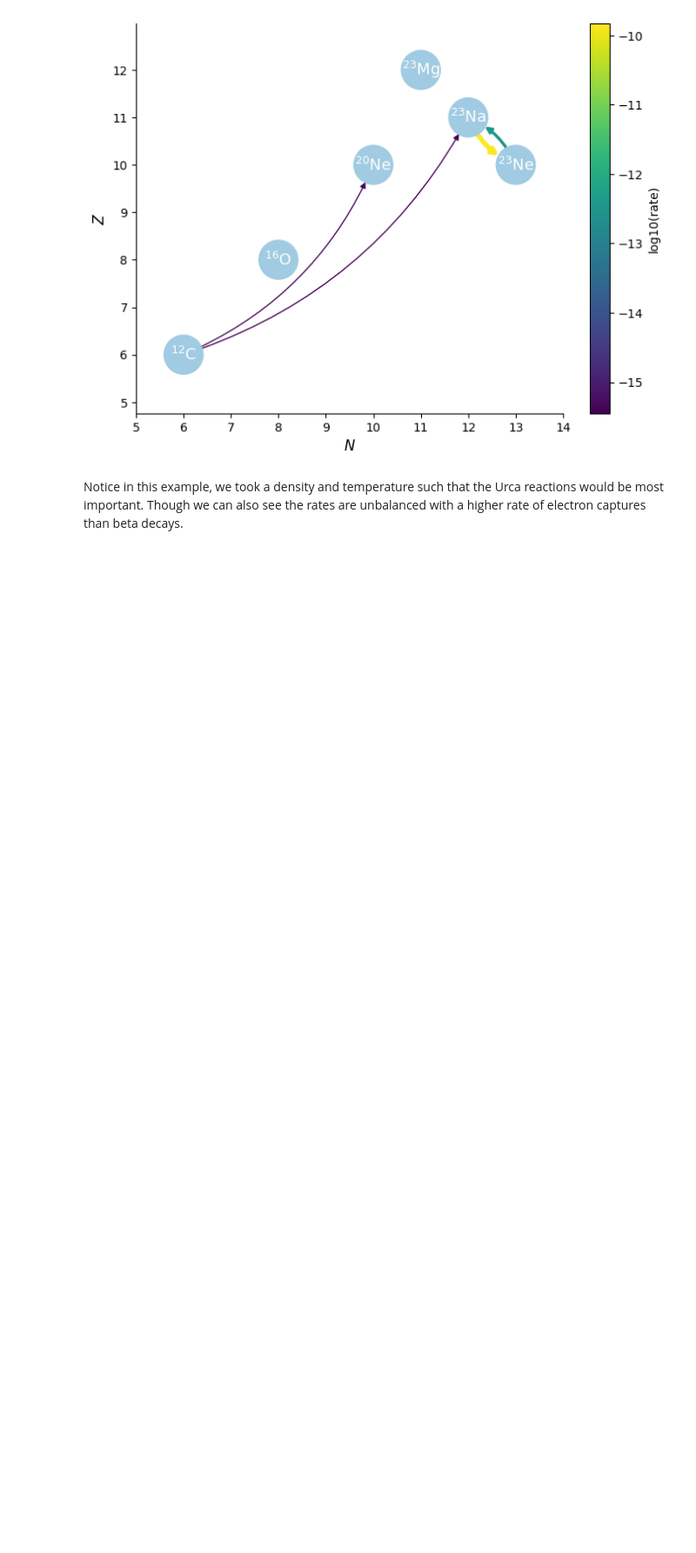
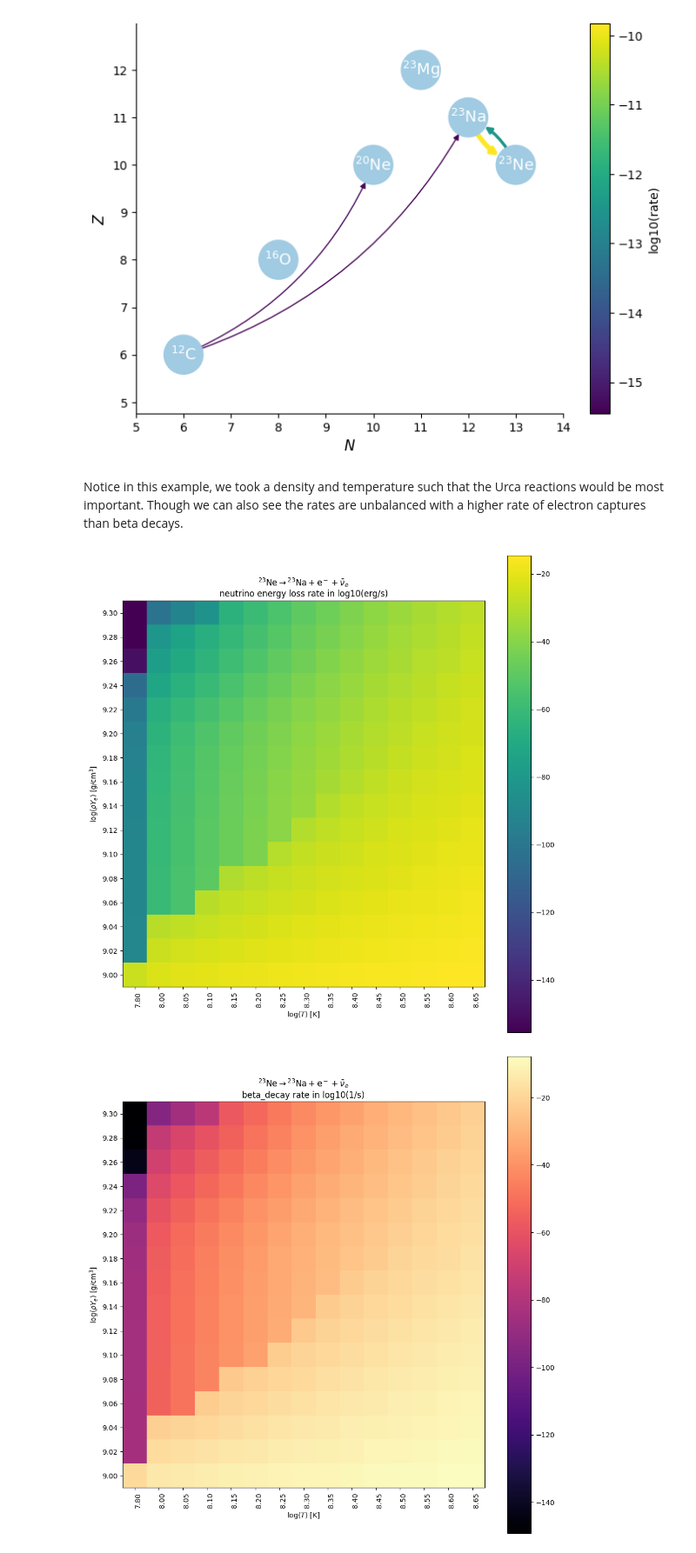
Before and after one commit to pynucastro/paper_notebooks, a Jupyter notebook: urca_network.ipynb, the cells around one changed output. Shown at 87% size. Saved outputs shown, nothing was run; the diff lists cells and outputs as text; code cells hidden in the pictures; blank space fills up the shorter version.

Commit message:
make rate/nu loss plots

```diff
--- a/urca_network.ipynb
+++ b/urca_network.ipynb
@@ -42,3 +43,21 @@ urca_net.plot(comp=comp, rho=rho, T=temp, curved_edges=True, ydot_cutoff_value=1
 [figure]
 # %% [markdown]
 Notice in this example, we took a density and temperature such that the Urca reactions would be most important. Though we can also see the rates are unbalanced with a higher rate of electron captures than beta decays.
+# %%
+r = pyna.rates.TabularRate("ne23--na23-toki")
+r.weak_type = 'beta_decay'
+r.lhs_other=[]
+r.rhs_other=[]
+r._set_print_representation()
+fig_nu = r.plot(Tmin=5.e7, Tmax=5e8, rhoYmin=1e9, rhoYmax=2.e9, color_field='nu_loss',)
+fig_rate = r.plot(Tmin=5.e7, Tmax=5e8, rhoYmin=1e9, rhoYmax=2.e9, color_field='rate',)
+
+
+fig_nu.tight_layout()
+fig_rate.tight_layout()
+
+fig_nu.savefig("ne23_na23_nu_loss.pdf", bbox_inches='tight')
+fig_rate.savefig("ne23_na23_rate.pdf", bbox_inches='tight')
+# %% [output]
+[figure, added]
+[figure, added]
```
Also changed, not shown: parts of 2 cells of this notebook.
